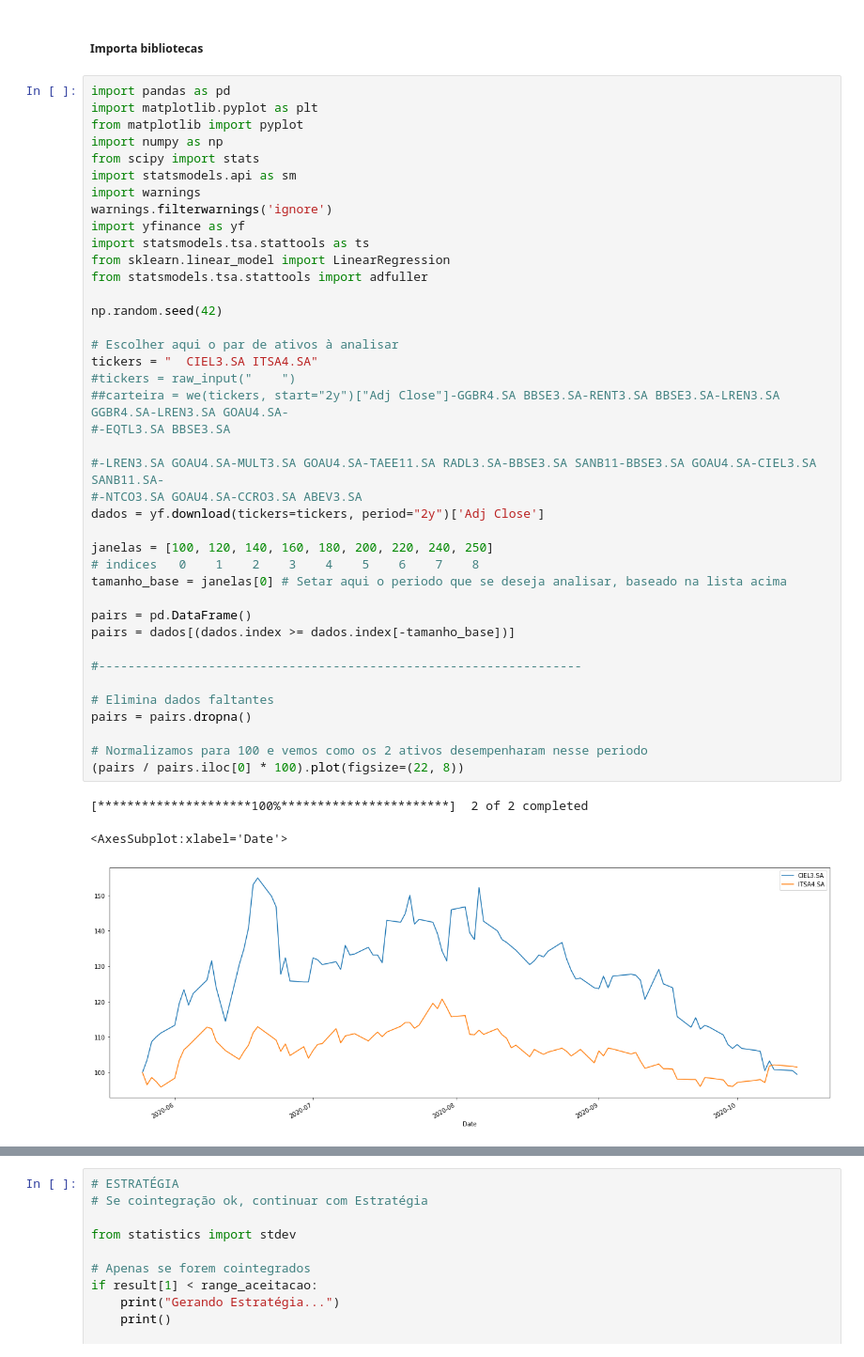
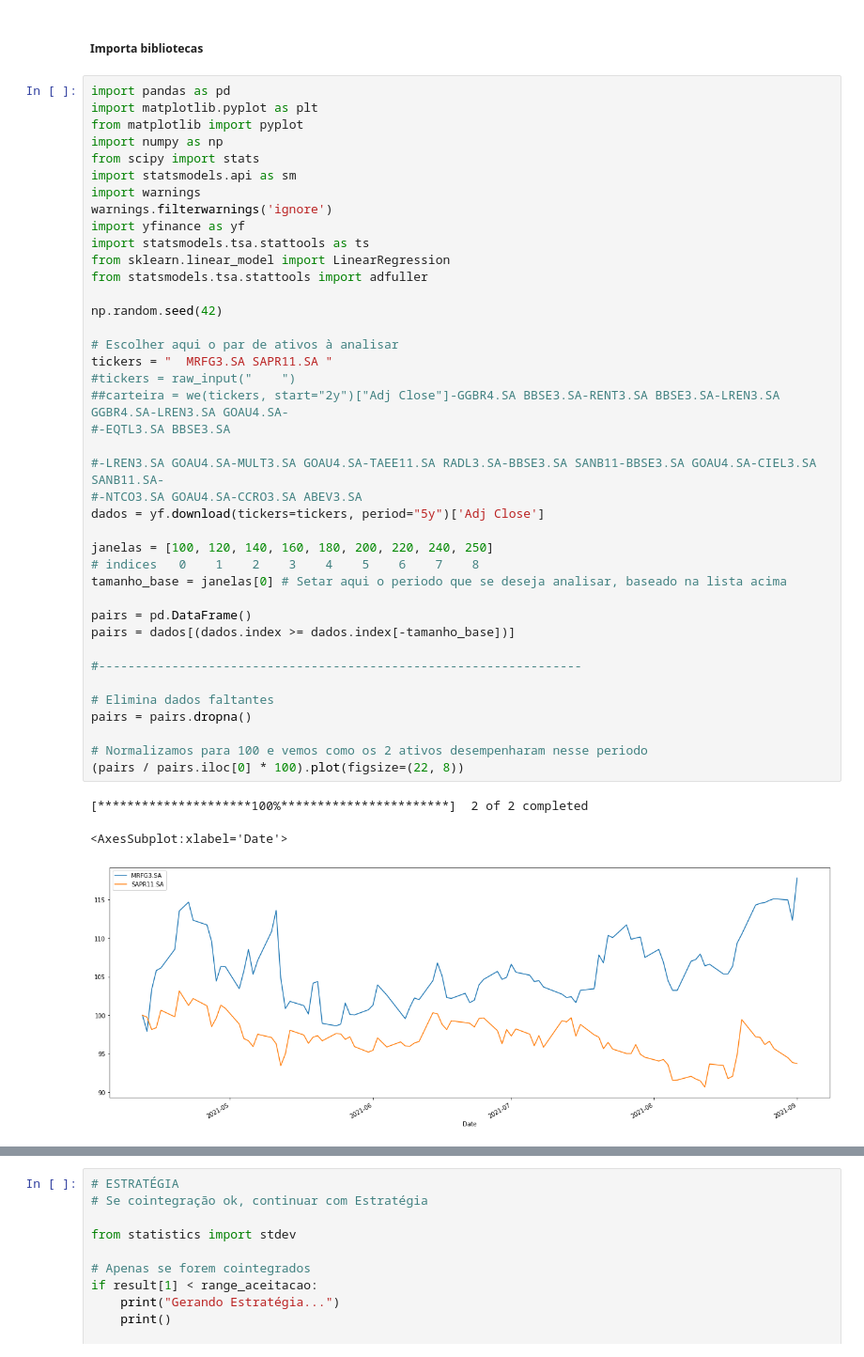
Before and after one commit to Lucas-Ed/Phyton-para-mercado-de-capitais, a Jupyter notebook: Long & Short-Cointegração.ipynb, the cells around one changed output, grey strips where cells are left out. Shown: that part at 94% size. Saved outputs shown, nothing was run; the diff lists cells and outputs as text.

```diff
--- a/Long & Short-Cointegração.ipynb
+++ b/Long & Short-Cointegração.ipynb
@@ -33,36 +36,36 @@ import statsmodels.tsa.stattools as ts
 from sklearn.linear_model import LinearRegression
 from statsmodels.tsa.stattools import adfuller
 
 np.random.seed(42)
 
 # Escolher aqui o par de ativos à analisar
-tickers = "	 CIEL3.SA ITSA4.SA"
+tickers = "	 MRFG3.SA SAPR11.SA "
 #tickers = raw_input("	  ")
 ##carteira = we(tickers, start="2y")["Adj Close"]-GGBR4.SA BBSE3.SA-RENT3.SA BBSE3.SA-LREN3.SA GGBR4.SA-LREN3.SA GOAU4.SA-
 #-EQTL3.SA BBSE3.SA
 
 #-LREN3.SA GOAU4.SA-MULT3.SA GOAU4.SA-TAEE11.SA RADL3.SA-BBSE3.SA SANB11-BBSE3.SA GOAU4.SA-CIEL3.SA SANB11.SA-
 #-NTCO3.SA GOAU4.SA-CCRO3.SA ABEV3.SA
-dados = yf.download(tickers=tickers, period="2y")['Adj Close']
+dados = yf.download(tickers=tickers, period="5y")['Adj Close']
 
 janelas = [100, 120, 140, 160, 180, 200, 220, 240, 250]
 # indices   0    1    2    3    4    5    6    7    8
 tamanho_base = janelas[0] # Setar aqui o periodo que se deseja analisar, baseado na lista acima
 
 pairs = pd.DataFrame()
 pairs = dados[(dados.index >= dados.index[-tamanho_base])]
 
 #------------------------------------------------------------------
 
 # Elimina dados faltantes
 pairs = pairs.dropna()
 
 # Normalizamos para 100 e vemos como os 2 ativos desempenharam nesse periodo
 (pairs / pairs.iloc[0] * 100).plot(figsize=(22, 8))
 # %% [output]
 [*********************100%***********************]  2 of 2 completed
 <AxesSubplot:xlabel='Date'>
-[figure, old version]
+[figure, new version]
 # %%
 #Correlação de Pearson entre os dois ativos!
 import seaborn as sns
```
Also changed, not shown: parts of 8 cells of this notebook, 3 other files.
